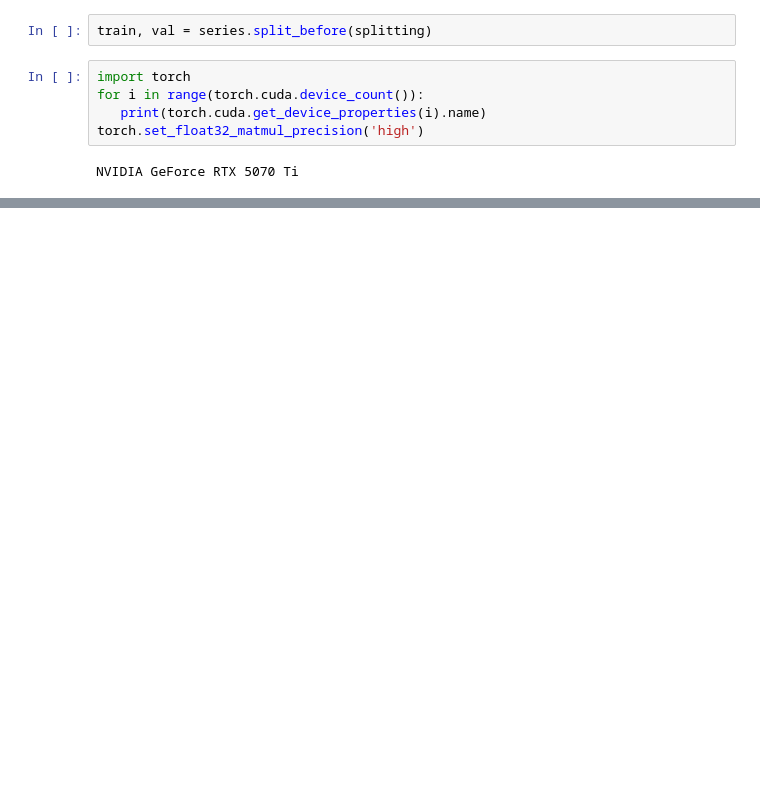
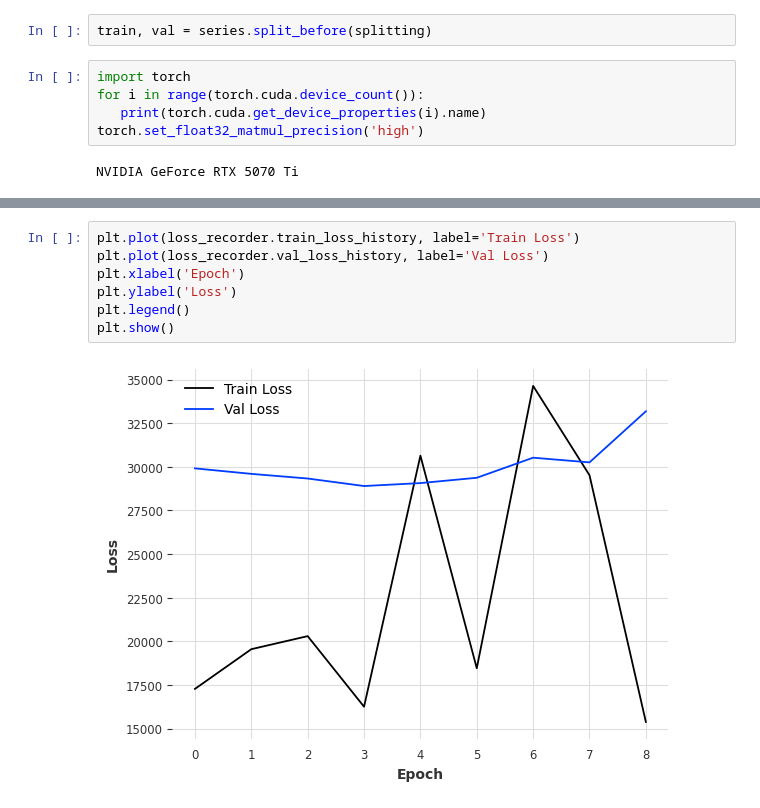
Before and after one commit to GothamAnalytics-7/ASTP, a Jupyter notebook: notebooks/ASTP_Parte2_NNModels.ipynb, the cells around one changed output, grey strips where cells are left out. Drawn from its saved outputs; the diff is of its cells as text; blank space fills up the shorter version.

```diff
--- a/notebooks/ASTP_Parte2_NNModels.ipynb
+++ b/notebooks/ASTP_Parte2_NNModels.ipynb
@@ -117,4 +133,13 @@ LOCAL_RANK: 0 - CUDA_VISIBLE_DEVICES: [0]
 396       Modules in train mode
 0         Modules in eval mode
 NBEATSModel(output_chunk_shift=0, generic_architecture=True, num_stacks=30, num_blocks=1, num_layers=4, layer_widths=256, expansion_coefficient_dim=5, trend_polynomial_degree=2, dropout=0.0, activatio ...
+# %%
+plt.plot(loss_recorder.train_loss_history, label='Train Loss')
+plt.plot(loss_recorder.val_loss_history, label='Val Loss')
+plt.xlabel('Epoch')
+plt.ylabel('Loss')
+plt.legend()
+plt.show()
+# %% [output]
+[figure, added]
 # %%
```
Also changed, not shown: parts of 27 cells of this notebook.
